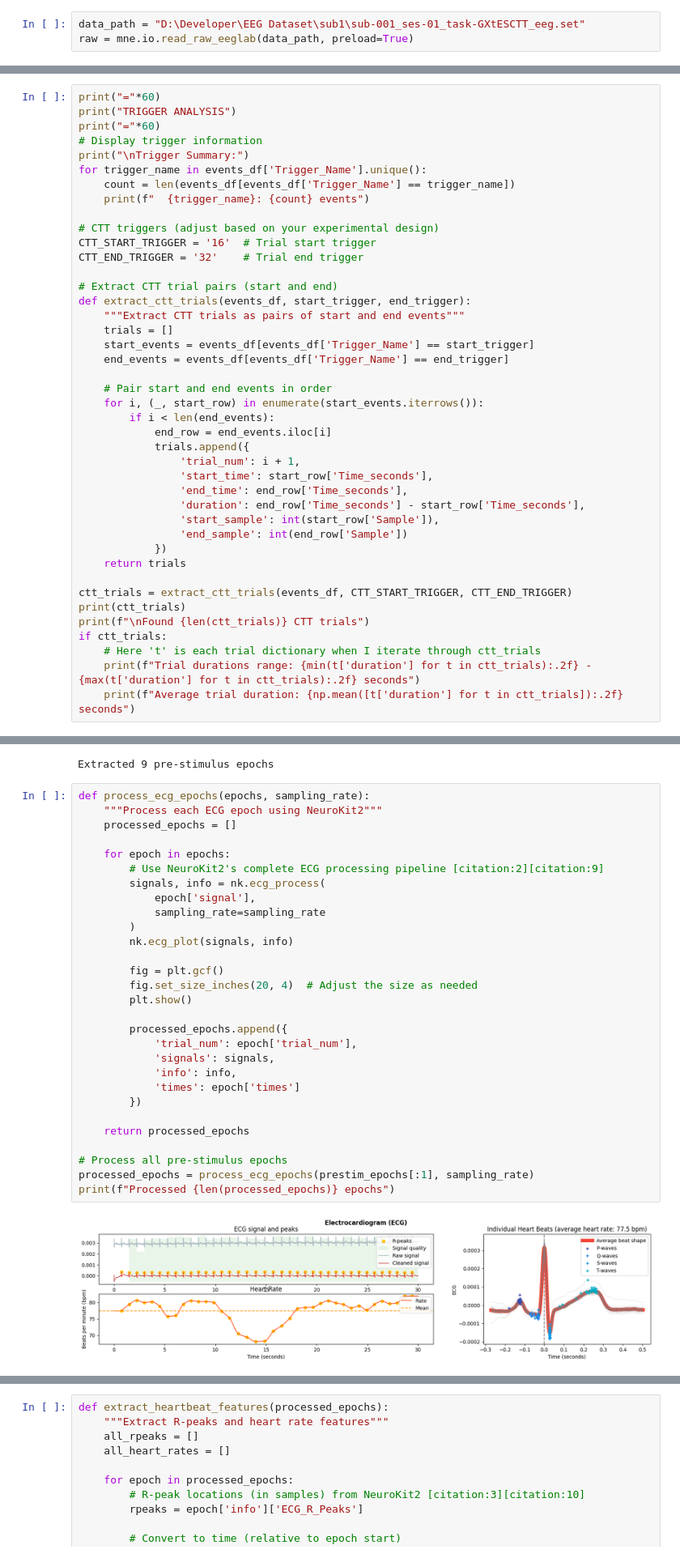
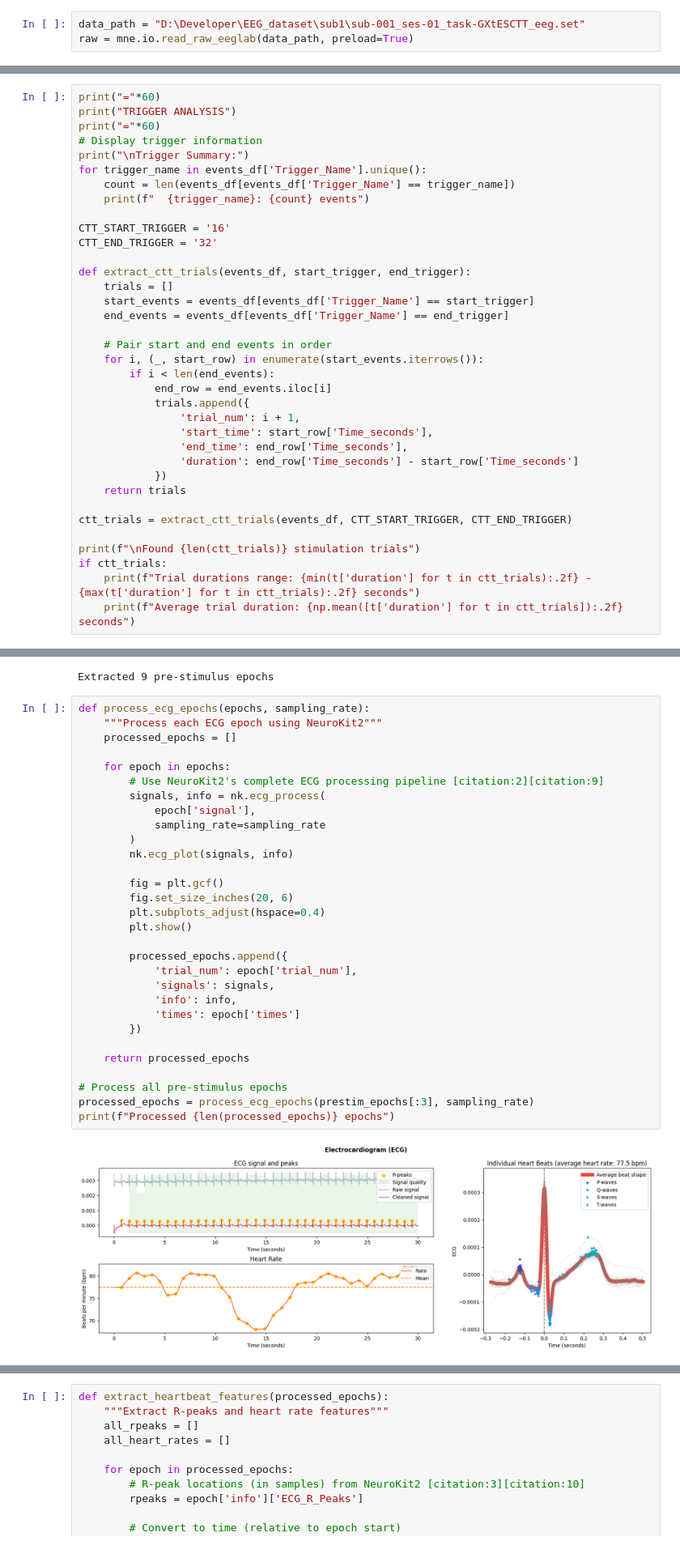
Before and after one commit to Jose-Alves-Neto/GX_tES_Dataset_Experiment, a Jupyter notebook: signal_analysis.ipynb, the cells around one changed output, grey strips where cells are left out. Shown at 81% size. Saved outputs shown, nothing was run; the diff lists cells and outputs as text.

```diff
--- a/signal_analysis.ipynb
+++ b/signal_analysis.ipynb
@@ -7,6 +7,6 @@ import matplotlib.pyplot as plt
 from mne.channels import make_dig_montage
 import neurokit2 as nk
 # %%
-data_path = "D:\Developer\EEG Dataset\sub1\sub-001_ses-01_task-GXtESCTT_eeg.set"
+data_path = "D:\Developer\EEG_dataset\sub1\sub-001_ses-01_task-GXtESCTT_eeg.set"
 raw = mne.io.read_raw_eeglab(data_path, preload=True)
 # %% [output]
@@ -328,13 +229,10 @@ for trigger_name in events_df['Trigger_Name'].unique():
     count = len(events_df[events_df['Trigger_Name'] == trigger_name])
     print(f"  {trigger_name}: {count} events")
 
-# CTT triggers (adjust based on your experimental design)
-CTT_START_TRIGGER = '16'  # Trial start trigger
-CTT_END_TRIGGER = '32'    # Trial end trigger
+CTT_START_TRIGGER = '16'
+CTT_END_TRIGGER = '32'
 
-# Extract CTT trial pairs (start and end)
 def extract_ctt_trials(events_df, start_trigger, end_trigger):
-    """Extract CTT trials as pairs of start and end events"""
     trials = []
     start_events = events_df[events_df['Trigger_Name'] == start_trigger]
     end_events = events_df[events_df['Trigger_Name'] == end_trigger]
@@ -347,17 +245,14 @@ def extract_ctt_trials(events_df, start_trigger, end_trigger):
                 'trial_num': i + 1,
                 'start_time': start_row['Time_seconds'],
                 'end_time': end_row['Time_seconds'],
-                'duration': end_row['Time_seconds'] - start_row['Time_seconds'],
-                'start_sample': int(start_row['Sample']),
-                'end_sample': int(end_row['Sample'])
+                'duration': end_row['Time_seconds'] - start_row['Time_seconds']
             })
     return trials
 
 ctt_trials = extract_ctt_trials(events_df, CTT_START_TRIGGER, CTT_END_TRIGGER)
-print(ctt_trials)
-print(f"\nFound {len(ctt_trials)} CTT trials")
+
+print(f"\nFound {len(ctt_trials)} stimulation trials")
 if ctt_trials:
-    # Here 't' is each trial dictionary when I iterate through ctt_trials
     print(f"Trial durations range: {min(t['duration'] for t in ctt_trials):.2f} - {max(t['duration'] for t in ctt_trials):.2f} seconds")
     print(f"Average trial duration: {np.mean([t['duration'] for t in ctt_trials]):.2f} seconds")
 # %% [output]
@@ -487,31 +383,32 @@ Extracted 9 pre-stimulus epochs
 # %%
 def process_ecg_epochs(epochs, sampling_rate):
     """Process each ECG epoch using NeuroKit2"""
     processed_epochs = []
 
     for epoch in epochs:
         # Use NeuroKit2's complete ECG processing pipeline [citation:2][citation:9]
         signals, info = nk.ecg_process(
             epoch['signal'],
             sampling_rate=sampling_rate
         )
         nk.ecg_plot(signals, info)
 
         fig = plt.gcf()
-        fig.set_size_inches(20, 4)  # Adjust the size as needed
+        fig.set_size_inches(20, 6)
+        plt.subplots_adjust(hspace=0.4)
         plt.show()
 
         processed_epochs.append({
             'trial_num': epoch['trial_num'],
             'signals': signals,
             'info': info,
             'times': epoch['times']
         })
 
     return processed_epochs
 
 # Process all pre-stimulus epochs
-processed_epochs = process_ecg_epochs(prestim_epochs[:1], sampling_rate)
+processed_epochs = process_ecg_epochs(prestim_epochs[:3], sampling_rate)
 print(f"Processed {len(processed_epochs)} epochs")
 # %% [output]
-[figure, old version]
+[figure, new version]
```
Also changed, not shown: parts of 11 cells of this notebook, 2 other files.
